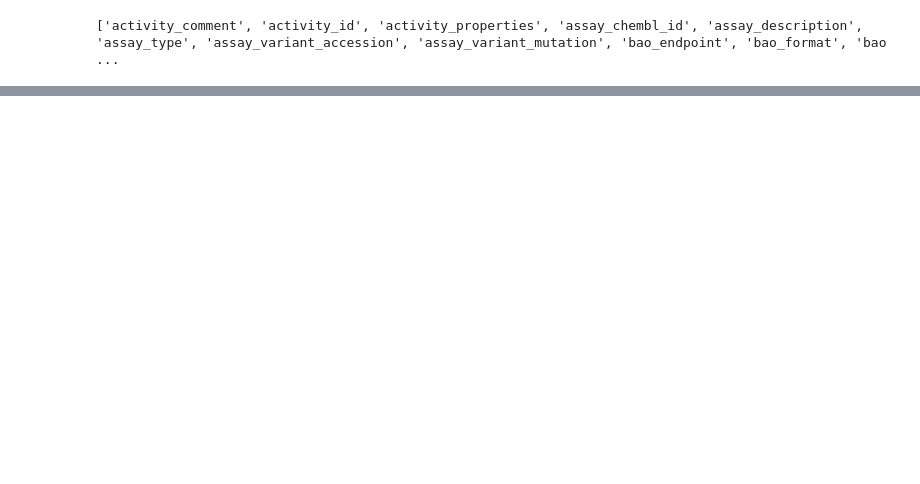
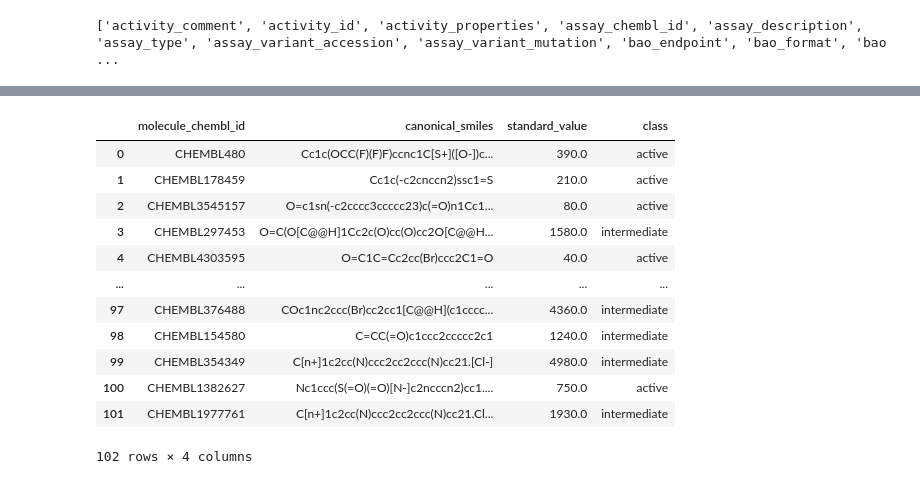
Before and after one commit to khanfs/ComputationalBiomedicine-Betacoronavirus, a Jupyter notebook: COVID_19_P1.ipynb, the cells around one changed output, grey strips where cells are left out. Saved outputs shown, nothing was run; the diff lists cells and outputs as text; code cells hidden in the pictures; blank space fills up the shorter version.

```diff
--- a/COVID_19_P1.ipynb
+++ b/COVID_19_P1.ipynb
@@ -100,0 +225,29 @@ print (Covid19_list)
+# %%
+df4 = pd.read_csv('covid19_data_preprocessed.csv')
+# %%
+bioactivity_threshold = []
+for i in df4.standard_value:
+  if float(i) >= 10000:
+    bioactivity_threshold.append("inactive")
+  elif float(i) <= 1000:
+    bioactivity_threshold.append("active")
+  else:
+    bioactivity_threshold.append("intermediate")
+# %%
+bioactivity_class = pd.Series(bioactivity_threshold, name='class')
+df5 = pd.concat([df4, bioactivity_class], axis=1)
+df5
+# %% [output]
+|  | molecule_chembl_id | canonical_smiles | standard_value | class |
+| 0 | CHEMBL480 | Cc1c(OCC(F)(F)F)ccnc1C[S+]([O-])c... | 390.0 | active |
+| 1 | CHEMBL178459 | Cc1c(-c2cnccn2)ssc1=S | 210.0 | active |
+| 2 | CHEMBL3545157 | O=c1sn(-c2cccc3ccccc23)c(=O)n1Cc1... | 80.0 | active |
+| 3 | CHEMBL297453 | O=C(O[C@@H]1Cc2c(O)cc(O)cc2O[C@@H... | 1580.0 | intermediate |
+| 4 | CHEMBL4303595 | O=C1C=Cc2cc(Br)ccc2C1=O | 40.0 | active |
+| ... | ... | ... | ... | ... |
+| 97 | CHEMBL376488 | COc1nc2ccc(Br)cc2cc1[C@@H](c1cccc... | 4360.0 | intermediate |
+| 98 | CHEMBL154580 | C=CC(=O)c1ccc2ccccc2c1 | 1240.0 | intermediate |
+| 99 | CHEMBL354349 | C[n+]1c2cc(N)ccc2cc2ccc(N)cc21.[Cl-] | 4980.0 | intermediate |
+| 100 | CHEMBL1382627 | Nc1ccc(S(=O)(=O)[N-]c2ncccn2)cc1.... | 750.0 | active |
+| 101 | CHEMBL1977761 | C[n+]1c2cc(N)ccc2cc2ccc(N)cc21.Cl... | 1930.0 | intermediate |
+102 rows × 4 columns
```
Also changed, not shown: parts of 24 cells of this notebook.
